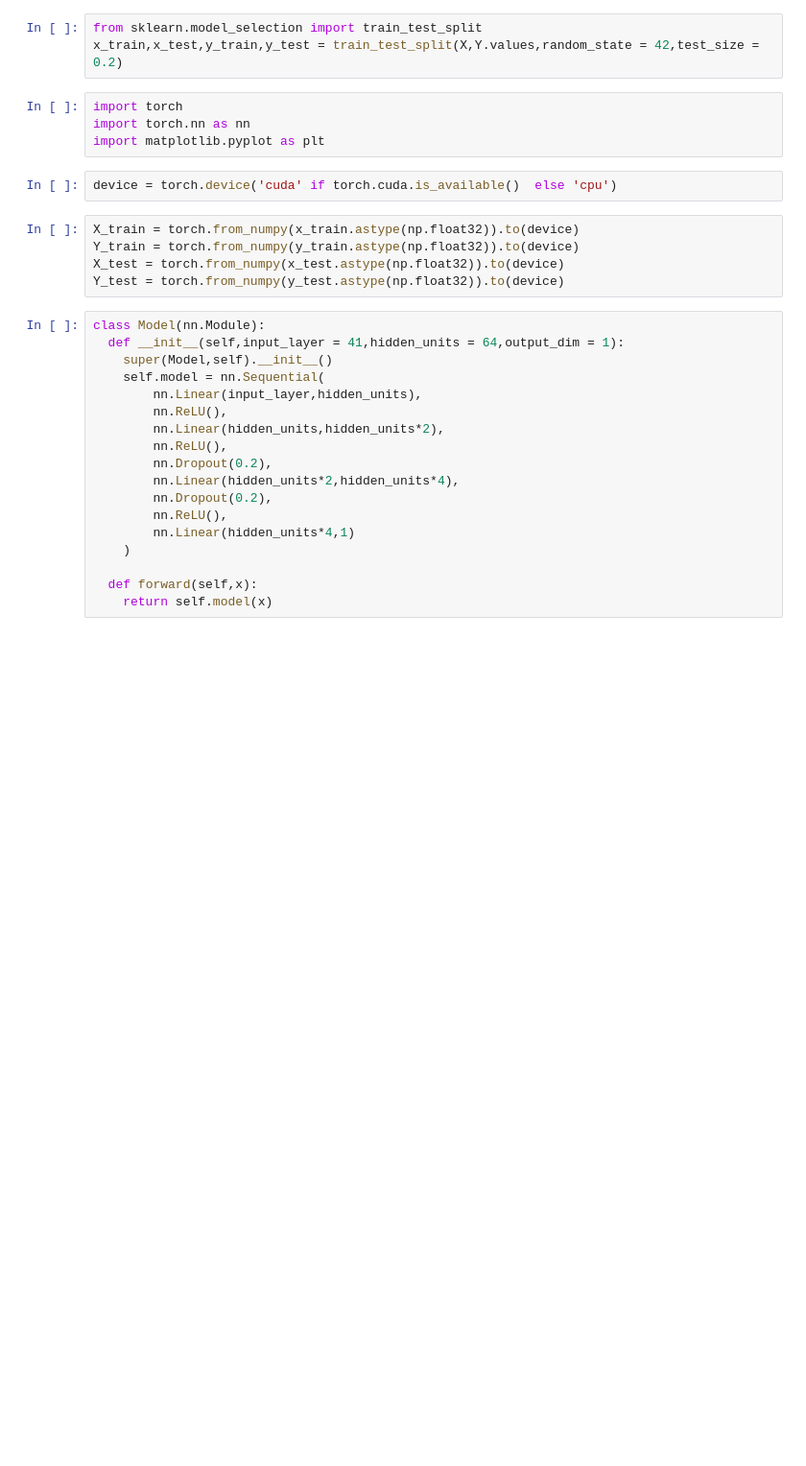
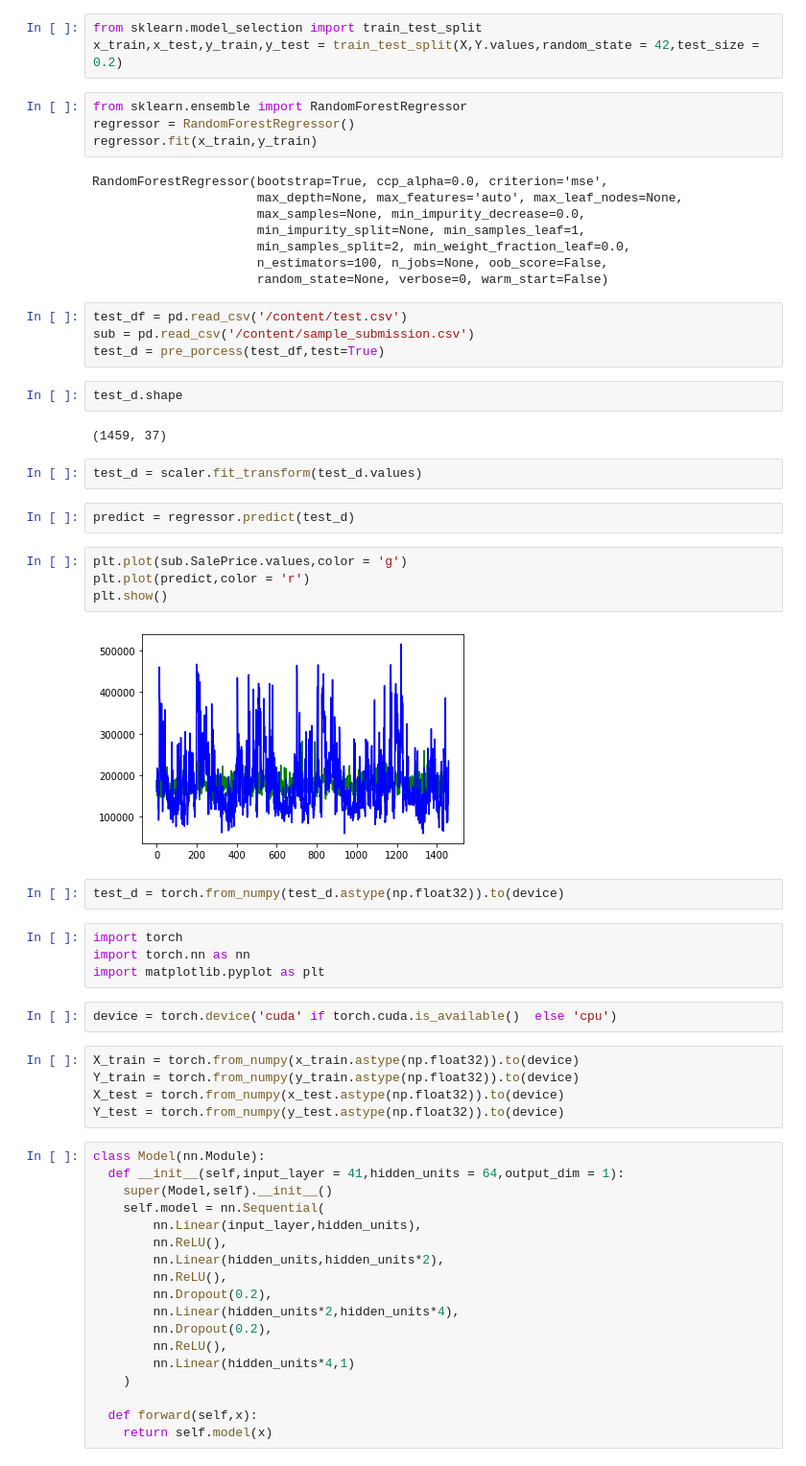
Before and after one commit to vijayshankarrealdeal/GoogleColab, a Jupyter notebook: KaggleHouse.ipynb, the cells around one changed output. Shown: that part at 96% size. Cells and saved outputs as stored; diff of their text form; blank space fills up the shorter version.

```diff
--- a/KaggleHouse.ipynb
+++ b/KaggleHouse.ipynb
@@ -38,6 +34,38 @@ X.shape
 # %%
 from sklearn.model_selection import train_test_split
 x_train,x_test,y_train,y_test = train_test_split(X,Y.values,random_state = 42,test_size = 0.2)
+# %%
+from sklearn.ensemble import RandomForestRegressor
+regressor = RandomForestRegressor()
+regressor.fit(x_train,y_train)
+# %% [output]
+RandomForestRegressor(bootstrap=True, ccp_alpha=0.0, criterion='mse',
+                      max_depth=None, max_features='auto', max_leaf_nodes=None,
+                      max_samples=None, min_impurity_decrease=0.0,
+                      min_impurity_split=None, min_samples_leaf=1,
+                      min_samples_split=2, min_weight_fraction_leaf=0.0,
+                      n_estimators=100, n_jobs=None, oob_score=False,
+                      random_state=None, verbose=0, warm_start=False)
+# %%
+test_df = pd.read_csv('/content/test.csv')
+sub = pd.read_csv('/content/sample_submission.csv')
+test_d = pre_porcess(test_df,test=True)
+# %%
+test_d.shape
+# %% [output]
+(1459, 37)
+# %%
+test_d = scaler.fit_transform(test_d.values)
+# %%
+predict = regressor.predict(test_d)
+# %%
+plt.plot(sub.SalePrice.values,color = 'g')
+plt.plot(predict,color = 'r')
+plt.show()
+# %% [output]
+[figure, added]
+# %%
+test_d = torch.from_numpy(test_d.astype(np.float32)).to(device)
 # %%
 import torch
 import torch.nn as nn
```
Also changed, not shown: parts of 4 cells of this notebook.
